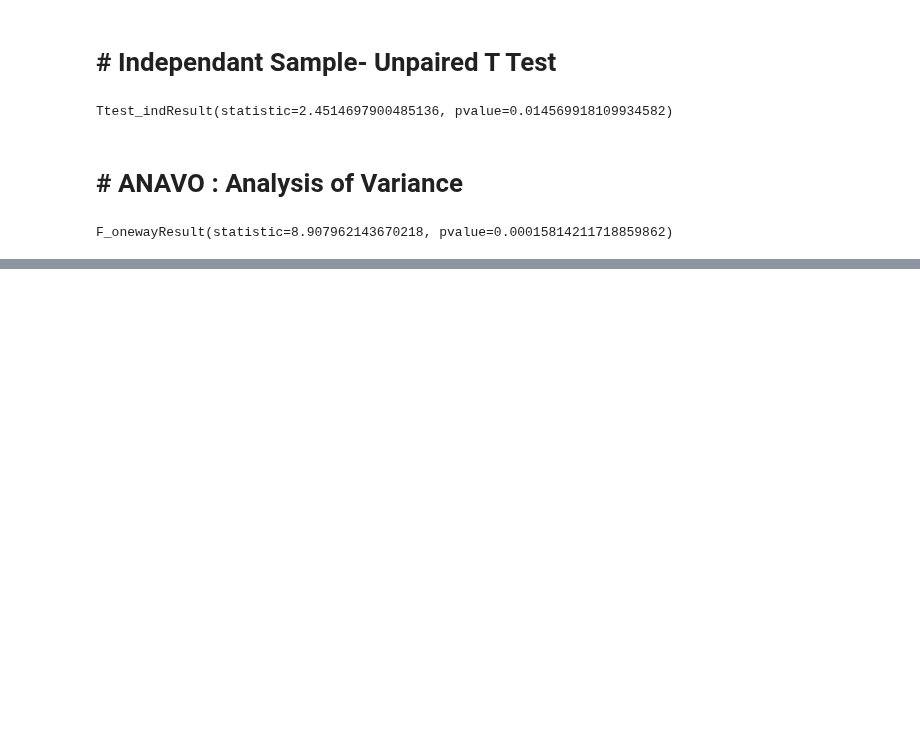
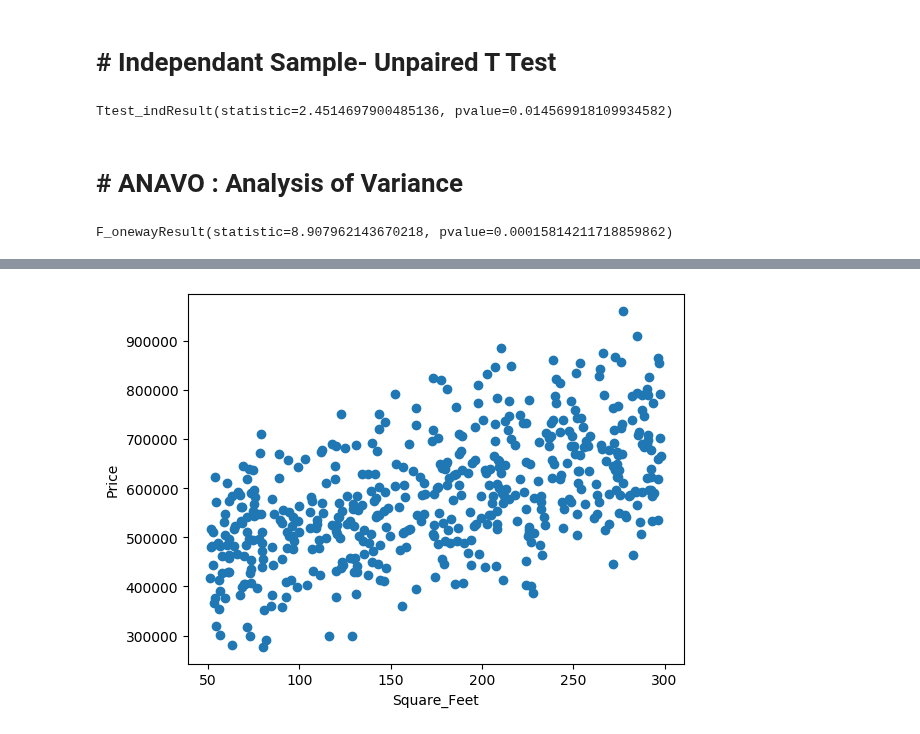
Before and after one commit to availgopi/MyGitRepository, a Jupyter notebook: Week9-ML and Data Science Capstone/3. Univariante and Bivariante/Predict Housing Prices.ipynb, the cells around one changed output, grey strips where cells are left out. Drawn from its saved outputs; the diff is of its cells as text; code cells hidden in the pictures; blank space fills up the shorter version.

```diff
--- a/Week9-ML and Data Science Capstone/3. Univariante and Bivariante/Predict Housing Prices.ipynb
+++ b/Week9-ML and Data Science Capstone/3. Univariante and Bivariante/Predict Housing Prices.ipynb
@@ -227,0 +198,11 @@ array([[576556.62797379]])
+# %%
+# Scattered Plot
+
+import matplotlib.pyplot as plt
+
+plt.scatter(dataset['Square_Feet'], dataset['Price'])
+plt.xlabel('Square_Feet')
+plt.ylabel('Price')
+plt.show()
+# %% [output]
+[figure, added]
```
Also changed, not shown: parts of 16 cells of this notebook.
